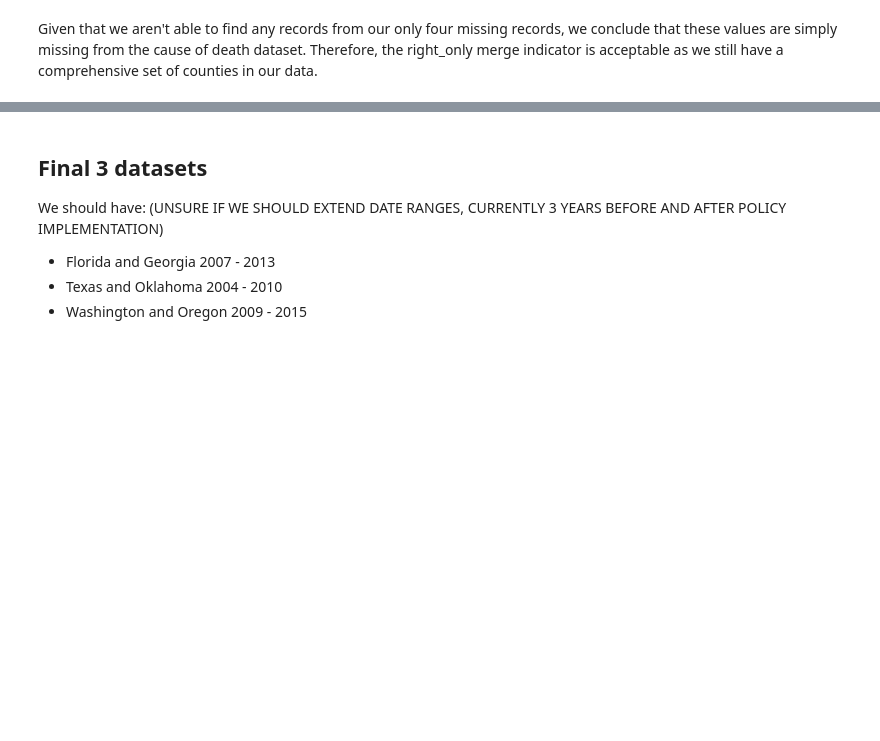
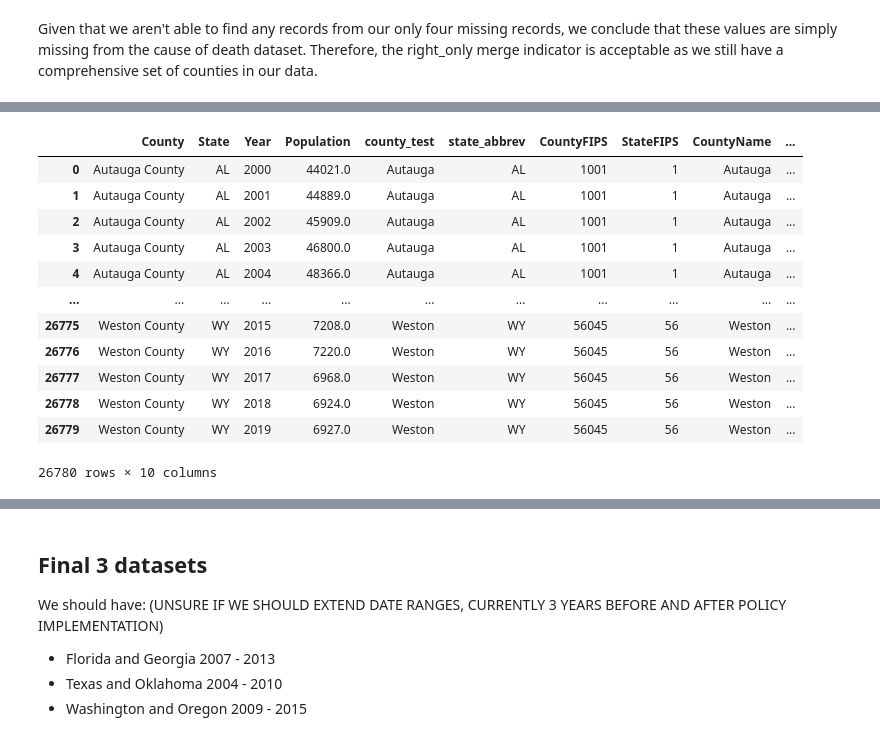
Before and after one commit to abzdel/Opioid-Analysis, a Jupyter notebook: 02_clean_data.ipynb, the cells around one changed output, grey strips where cells are left out. Drawn from its saved outputs; the diff is of its cells as text; code cells hidden in the pictures; blank space fills up the shorter version.

```diff
--- a/02_clean_data.ipynb
+++ b/02_clean_data.ipynb
@@ -420,7 +415,7 @@ fips.loc[fips["CountyName"] == "LaSalle Parish", "CountyName"] = "La Salle Paris
 pops.loc[pops["county_test"] == "LaSalle Parish", "county_test"] = "La Salle Parish"
 # %%
 # final merge for population dataset & fip number dataset
-pops_copy = pops.merge(fips[["state_abbrev", "CountyFIPS", "CountyName"]], left_on=["county_test", "State"], right_on=["CountyName", "state_abbrev"], how="outer", indicator=True)
+pops_copy = pops.merge(fips[["state_abbrev", "CountyFIPS", "StateFIPS", "CountyName"]], left_on=["county_test", "State"], right_on=["CountyName", "state_abbrev"], how="outer", indicator=True)
 # %%
 # should never end up with anything left out of merge
 assert len(pops_copy[pops_copy["_merge"] != "both"]) == 0
@@ -557,5 +560,8 @@ cause_of_death_fips[cause_of_death_fips["_merge"] != "both"]
 # repeating the test from prescriptions dataset
 #pd.set_option("display.max_rows", None)
 #cause_of_death_copy[cause_of_death_copy["State"] == "MT"]["County"].value_counts()
+
+# reset max rows
+pd.reset_option("display.max_rows")
 # %% [markdown]
 Given that we aren't able to find any records from our only four missing records, we conclude that these values are simply missing from the cause of death dataset. Therefore, the right_only merge indicator is acceptable as we still have a comprehensive set of counties in our data.
@@ -561,0 +575,16 @@ Given that we aren't able to find any records from our only four missing records
+# %%
+cause_of_death_fips = cause_of_death_fips[cause_of_death_fips["_merge"] == "both"]
+#pops_copy = pops_copy[cause_of_death_fips["_merge"] == "both"]
+prescriptions_fips = prescriptions_fips[prescriptions_fips["_merge"] == "both"]
+
+
+# drop merge columns
+cause_of_death_fips.drop(columns=["_merge"], inplace=True)
+prescriptions_fips.drop(columns=["_merge"], inplace=True)
+pops_copy.drop(columns=["_merge",], inplace=True)
+# %%
+# create unique FIP from county and state fips
+
+cause_of_death_fips["FIP_unique"] = cause_of_death_fips["CountyFIPS"].apply(lambda x: str(x)) + cause_of_death_fips["StateFIPS"].apply(lambda x: str(x))
+prescriptions_fips["FIP_unique"] = prescriptions_fips["CountyFIPS"].apply(lambda x: str(x)) + prescriptions_fips["StateFIPS"].apply(lambda x: str(x))
+pops_copy["FIP_unique"] = pops_copy["CountyFIPS"].apply(lambda x: str(x)) + pops_copy["StateFIPS"].apply(lambda x: str(x))
@@ -561,0 +593,16 @@ Given that we aren't able to find any records from our only four missing records
+# %%
+pops_copy
+# %% [output]
+|  | County | State | Year | Population | county_test | state_abbrev | CountyFIPS | StateFIPS | CountyName | ... |
+| 0 | Autauga County | AL | 2000 | 44021.0 | Autauga | AL | 1001 | 1 | Autauga | ... |
+| 1 | Autauga County | AL | 2001 | 44889.0 | Autauga | AL | 1001 | 1 | Autauga | ... |
+| 2 | Autauga County | AL | 2002 | 45909.0 | Autauga | AL | 1001 | 1 | Autauga | ... |
+| 3 | Autauga County | AL | 2003 | 46800.0 | Autauga | AL | 1001 | 1 | Autauga | ... |
+| 4 | Autauga County | AL | 2004 | 48366.0 | Autauga | AL | 1001 | 1 | Autauga | ... |
+| ... | ... | ... | ... | ... | ... | ... | ... | ... | ... | ... |
+| 26775 | Weston County | WY | 2015 | 7208.0 | Weston | WY | 56045 | 56 | Weston | ... |
+| 26776 | Weston County | WY | 2016 | 7220.0 | Weston | WY | 56045 | 56 | Weston | ... |
+| 26777 | Weston County | WY | 2017 | 6968.0 | Weston | WY | 56045 | 56 | Weston | ... |
+| 26778 | Weston County | WY | 2018 | 6924.0 | Weston | WY | 56045 | 56 | Weston | ... |
+| 26779 | Weston County | WY | 2019 | 6927.0 | Weston | WY | 56045 | 56 | Weston | ... |
+26780 rows × 10 columns
```
Also changed, not shown: parts of 20 cells of this notebook, 11 other files.
